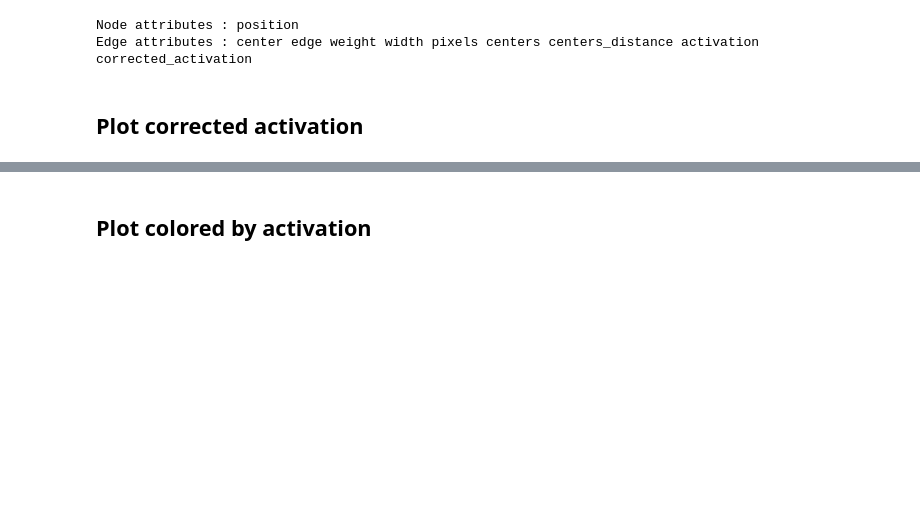
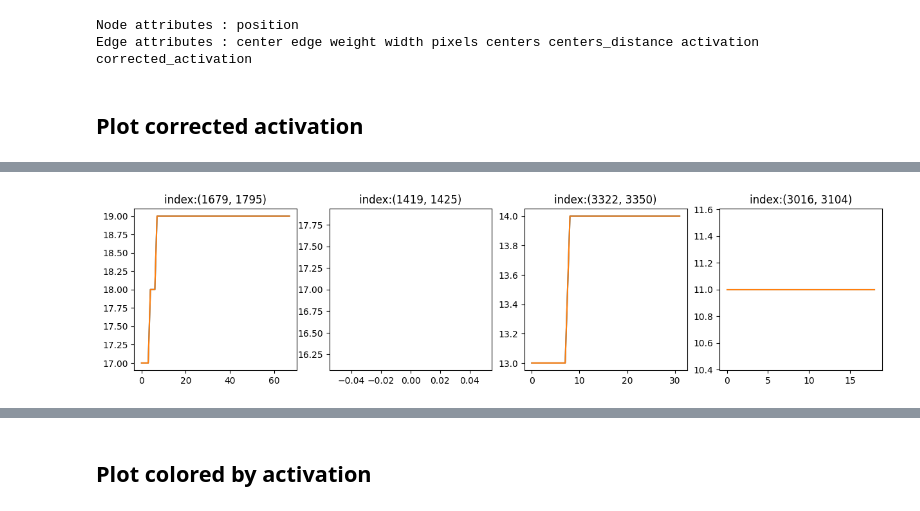
Before and after one commit to amin942001/STHype, a Jupyter notebook: examples/amftrack.ipynb, the cells around one changed output, grey strips where cells are left out. Cells and saved outputs as stored; diff of their text form; code cells hidden in the pictures; blank space fills up the shorter version.

Commit message:
correct border effects

```diff
--- a/examples/amftrack.ipynb
+++ b/examples/amftrack.ipynb
@@ -102,0 +103,20 @@ plt.plot(corrected_activations);
+# %%
+import random
+plt.figure(figsize=(15,15))
+edges = list(spatial_temporal_graph.edges_segments.keys())
+
+edges_to_plot = random.choices(edges, k=16)
+
+for i in range(4):
+    plt.subplot(4,4,i+1)
+    activations = []
+    corrected_activations = []
+    for node1, node2 in spatial_temporal_graph.get_edge_segments(*edges_to_plot[i]):
+        activations.append(spatial_temporal_graph[node1][node2]['activation'])
+        corrected_activations.append(spatial_temporal_graph[node1][node2]['corrected_activation'])
+
+    plt.plot(activations)
+    plt.plot(corrected_activations)
+    plt.title(f"index:{edges_to_plot[i]}")
+# %% [output]
+[figure, added]
```
Also changed, not shown: parts of 2 cells of this notebook, 1 other file.
